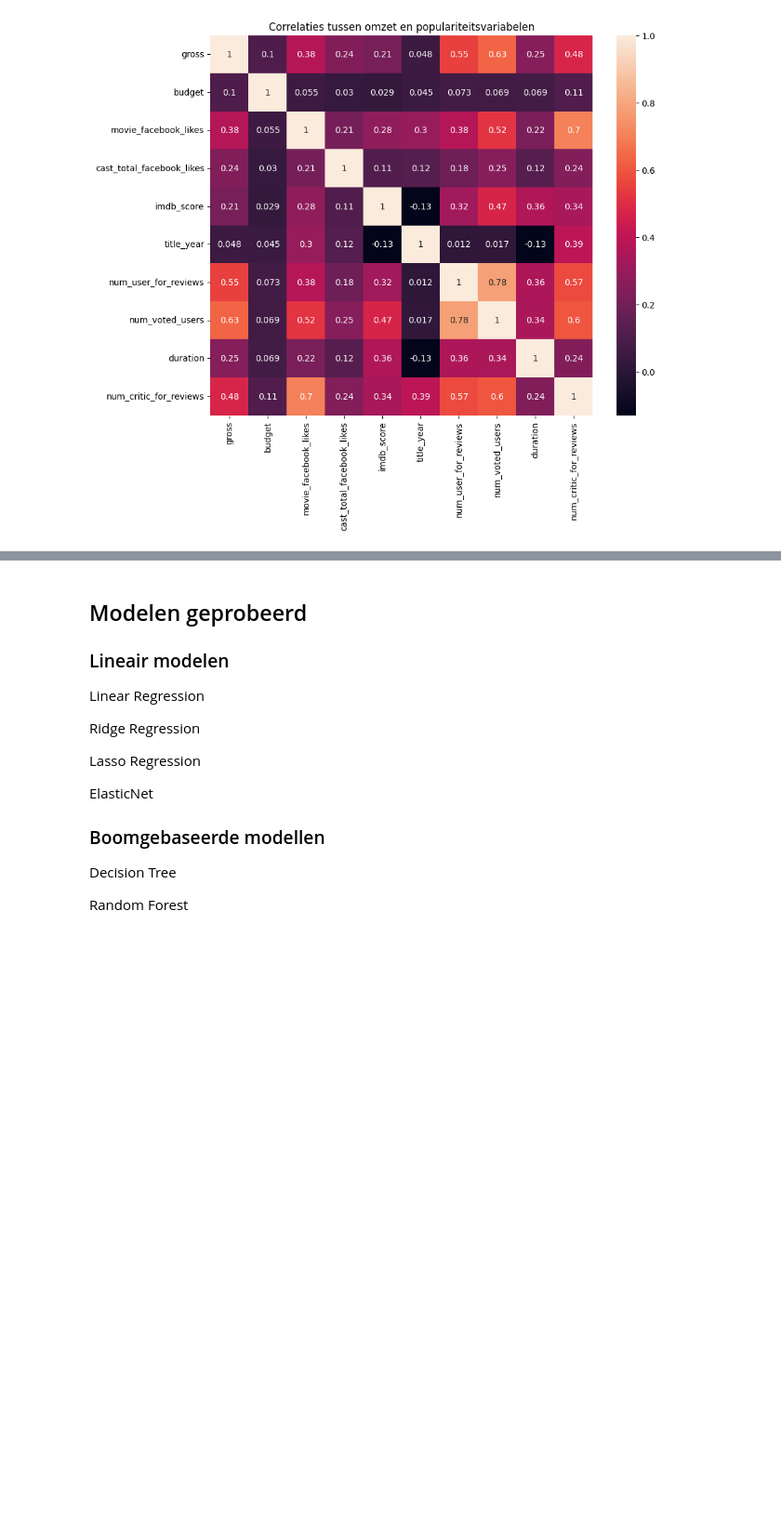
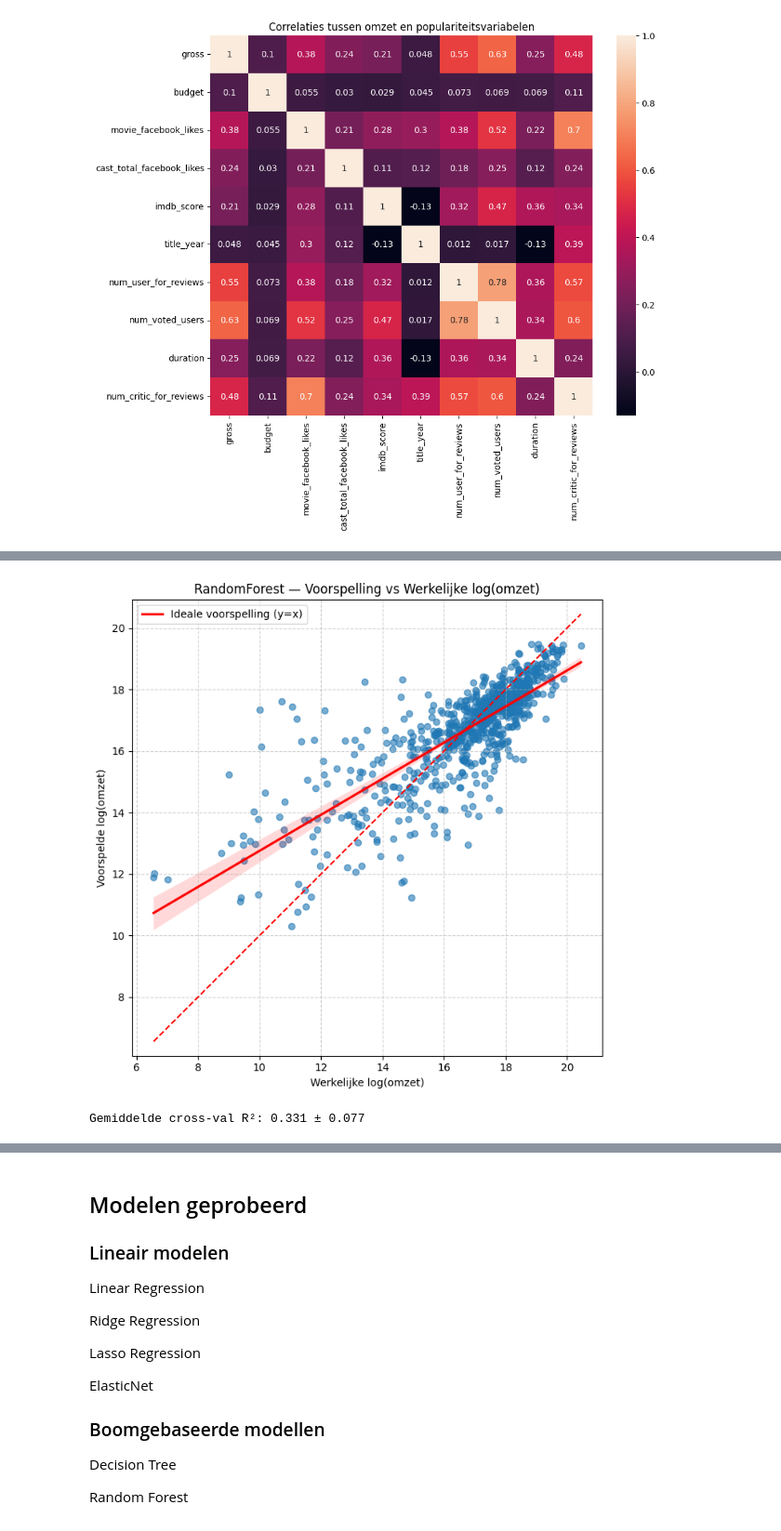
Before and after one commit to CansieJ/Computational-Modelling-film, a Jupyter notebook: Vraag_1.ipynb, the cells around one changed output, grey strips where cells are left out. Shown at 93% size. Saved outputs shown, nothing was run; the diff lists cells and outputs as text; code cells hidden in the pictures; blank space fills up the shorter version.

```diff
--- a/Vraag_1.ipynb
+++ b/Vraag_1.ipynb
@@ -128,0 +133,40 @@ R²: 0.600, RMSE: 1.394
+# %%
+import matplotlib.pyplot as plt
+import seaborn as sns
+
+# Plot van werkelijke vs voorspelde waarden
+plt.figure(figsize=(7,7))
+
+# Scatterplot met regressielijn
+sns.regplot(
+    x=y_test,
+    y=y_pred,
+    line_kws={'color': 'red', 'label': 'Ideale voorspelling (y=x)'},
+    scatter_kws={'alpha': 0.6}
+)
+
+# Diagonale lijn (perfecte voorspelling)
+plt.plot([y_test.min(), y_test.max()], [y_test.min(), y_test.max()], 'r--')
+
+# Labels en titel
+plt.xlabel("Werkelijke log(omzet)")
+plt.ylabel("Voorspelde log(omzet)")
+plt.title("RandomForest — Voorspelling vs Werkelijke log(omzet)")
+
+# Asverhouding gelijk voor correcte vergelijking
+plt.axis('equal')
+
+# Raster en legenda
+plt.grid(True, linestyle='--', alpha=0.6)
+plt.legend()
+plt.tight_layout()
+
+# Plot weergeven
+plt.show()
+# %% [output]
+[figure, added]
+# %%
+cv_scores = cross_val_score(rf, X, y, cv=5, scoring='r2')
+print(f"Gemiddelde cross-val R²: {cv_scores.mean():.3f} ± {cv_scores.std():.3f}")
+# %% [output]
+Gemiddelde cross-val R²: 0.331 ± 0.077
```
Also changed, not shown: parts of 19 cells of this notebook, 1 other file.
